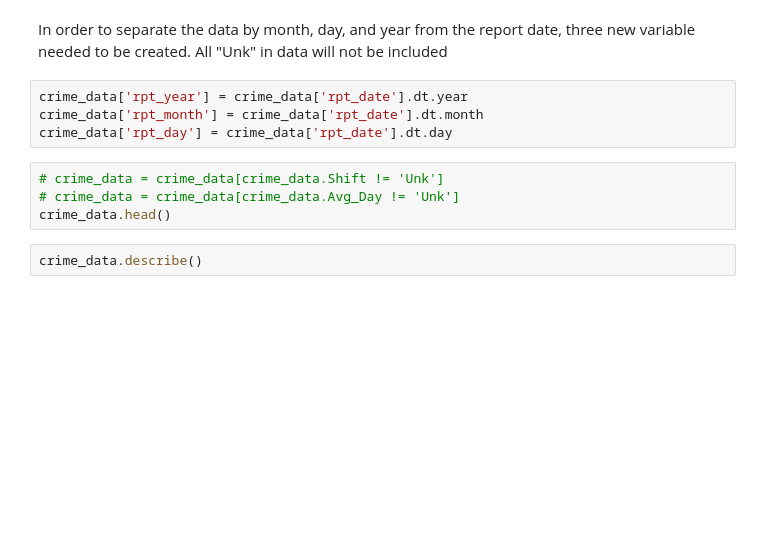
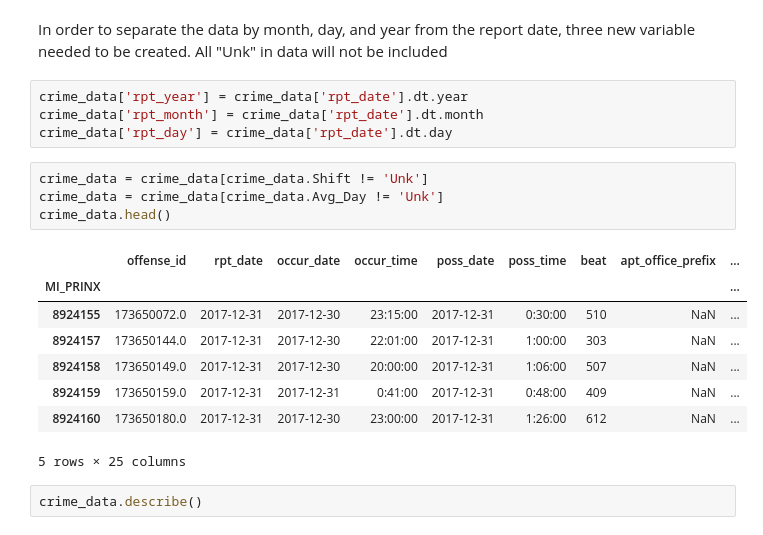
Before and after one commit to EmmanuelMuse/Atlanta_Crime_Data_Visualization, a Jupyter notebook: Multiple_Years_ATL_Crime_DataVis.ipynb, the cells around one changed output. Drawn from its saved outputs; the diff is of its cells as text; blank space fills up the shorter version.

```diff
--- a/Multiple_Years_ATL_Crime_DataVis.ipynb
+++ b/Multiple_Years_ATL_Crime_DataVis.ipynb
@@ -121,9 +119,18 @@ crime_data['rpt_year'] = crime_data['rpt_date'].dt.year
 crime_data['rpt_month'] = crime_data['rpt_date'].dt.month
 crime_data['rpt_day'] = crime_data['rpt_date'].dt.day
 # %%
-# crime_data = crime_data[crime_data.Shift != 'Unk']
-# crime_data = crime_data[crime_data.Avg_Day != 'Unk']
+crime_data = crime_data[crime_data.Shift != 'Unk']
+crime_data = crime_data[crime_data.Avg_Day != 'Unk']
 crime_data.head()
+# %% [output]
+|  | offense_id | rpt_date | occur_date | occur_time | poss_date | poss_time | beat | apt_office_prefix | ... |
+| MI_PRINX |  |  |  |  |  |  |  |  | ... |
+| 8924155 | 173650072.0 | 2017-12-31 | 2017-12-30 | 23:15:00 | 2017-12-31 | 0:30:00 | 510 | NaN | ... |
+| 8924157 | 173650144.0 | 2017-12-31 | 2017-12-30 | 22:01:00 | 2017-12-31 | 1:00:00 | 303 | NaN | ... |
+| 8924158 | 173650149.0 | 2017-12-31 | 2017-12-30 | 20:00:00 | 2017-12-31 | 1:06:00 | 507 | NaN | ... |
+| 8924159 | 173650159.0 | 2017-12-31 | 2017-12-31 | 0:41:00 | 2017-12-31 | 0:48:00 | 409 | NaN | ... |
+| 8924160 | 173650180.0 | 2017-12-31 | 2017-12-30 | 23:00:00 | 2017-12-31 | 1:26:00 | 612 | NaN | ... |
+5 rows × 25 columns
 # %%
 crime_data.describe()
 # %% [markdown]
```
Also changed, not shown: parts of 13 cells of this notebook.
